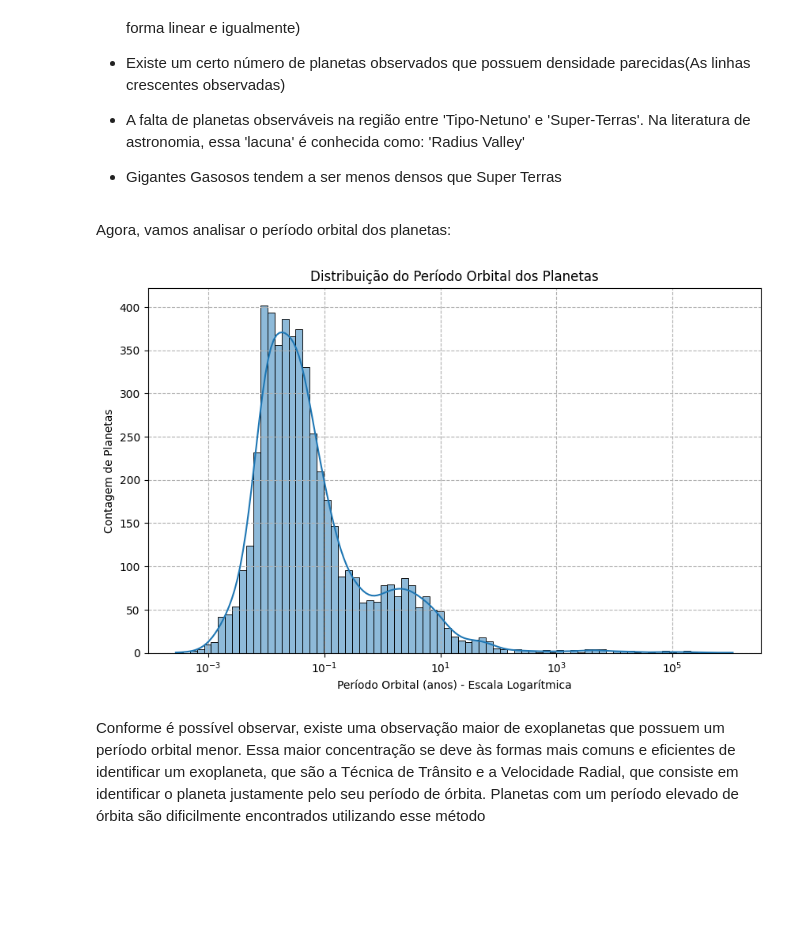
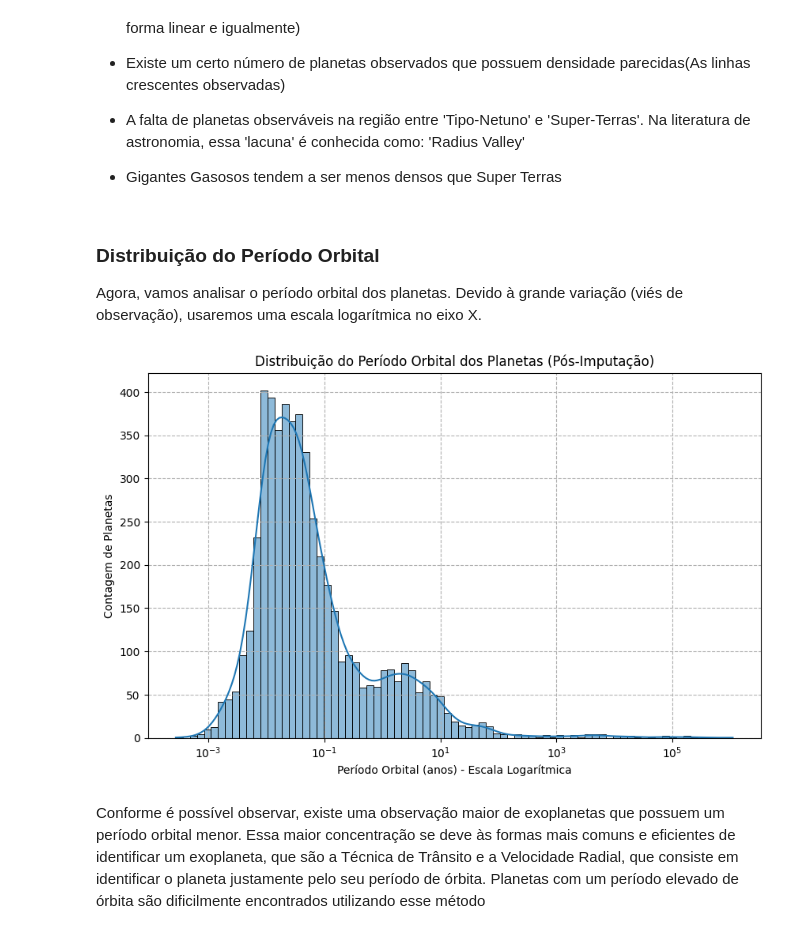
Before and after one commit to FelipeMota04/TrabalhoFinal-ICD-2025.2, a Jupyter notebook: data_stract.ipynb, the cells around one changed output. Cells and saved outputs as stored; diff of their text form; code cells hidden in the pictures; blank space fills up the shorter version.

```diff
--- a/data_stract.ipynb
+++ b/data_stract.ipynb
@@ -42,0 +29,15 @@ df = df.drop(['mass_wrt','radius_wrt'],axis=1)
+# %%
+# Carregando o dataset
+try:
+    df_original = pd.read_csv("dataset/cleaned_5250.csv")
+except FileNotFoundError:
+    print("Erro: Arquivo 'dataset/cleaned_5250.csv' não encontrado.")
+    print("Por favor, garanta que o dataset esteja no diretório correto.")
+    df_original = pd.DataFrame()
+
+# Criar uma cópia de trabalho para preservar o original
+if not df_original.empty:
+    df = df_original.copy()
+    print("Dataset carregado com sucesso.")
+    print(f"Total de {len(df)} registros.")
+    df.head(10)
@@ -225,33 +276,28 @@ Analisando o Scatter-Plot de Raio x Massa, conseguimos perceber algumas coisas i
 
 - Gigantes Gasosos tendem a ser menos densos que Super Terras
 # %% [markdown]
-Agora, vamos analisar o período orbital dos planetas:
+### Distribuição do Período Orbital
+
+Agora, vamos analisar o período orbital dos planetas. Devido à grande variação (viés de observação), usaremos uma escala logarítmica no eixo X.
 # %%
-import matplotlib.pyplot as plt
-import seaborn as sns
-
-# Supondo que seu DataFrame 'df' já esteja carregado e tratado
-
 # Cria a figura e define o tamanho
 plt.figure(figsize=(10, 6))
 
 # Cria o histograma para a coluna 'orbital_period'.
-# Usamos log_scale=True para aplicar a escala logarítmica diretamente no eixo x.
-# O parâmetro kde=True adiciona uma linha suave que estima a distribuição.
 sns.histplot(data=df_reg, x='orbital_period', kde=True, log_scale=True)
 
 # Define o título e os rótulos dos eixos
-plt.title('Distribuição do Período Orbital dos Planetas')
+plt.title('Distribuição do Período Orbital dos Planetas (Pós-Imputação)')
 plt.xlabel('Período Orbital (anos) - Escala Logarítmica')
 plt.ylabel('Contagem de Planetas')
 
-# Adiciona uma grade para facilitar a leitura
+# Adiciona uma grade
 plt.grid(True, which="both", ls="--")
 
 # Exibe o gráfico
 plt.show()
 # %% [output]
-[figure, old version]
+[figure, new version]
 # %% [markdown]
 Conforme é possível observar, existe uma observação maior de exoplanetas que possuem um período orbital menor. Essa maior concentração se deve às formas mais comuns e eficientes de identificar um exoplaneta, que são a Técnica de Trânsito e a Velocidade Radial, que consiste em identificar o planeta justamente pelo seu período de órbita. Planetas com um período elevado de órbita são dificilmente encontrados utilizando esse método
 # %% [markdown]
```
Also changed, not shown: parts of 28 cells of this notebook, 2 other files.
